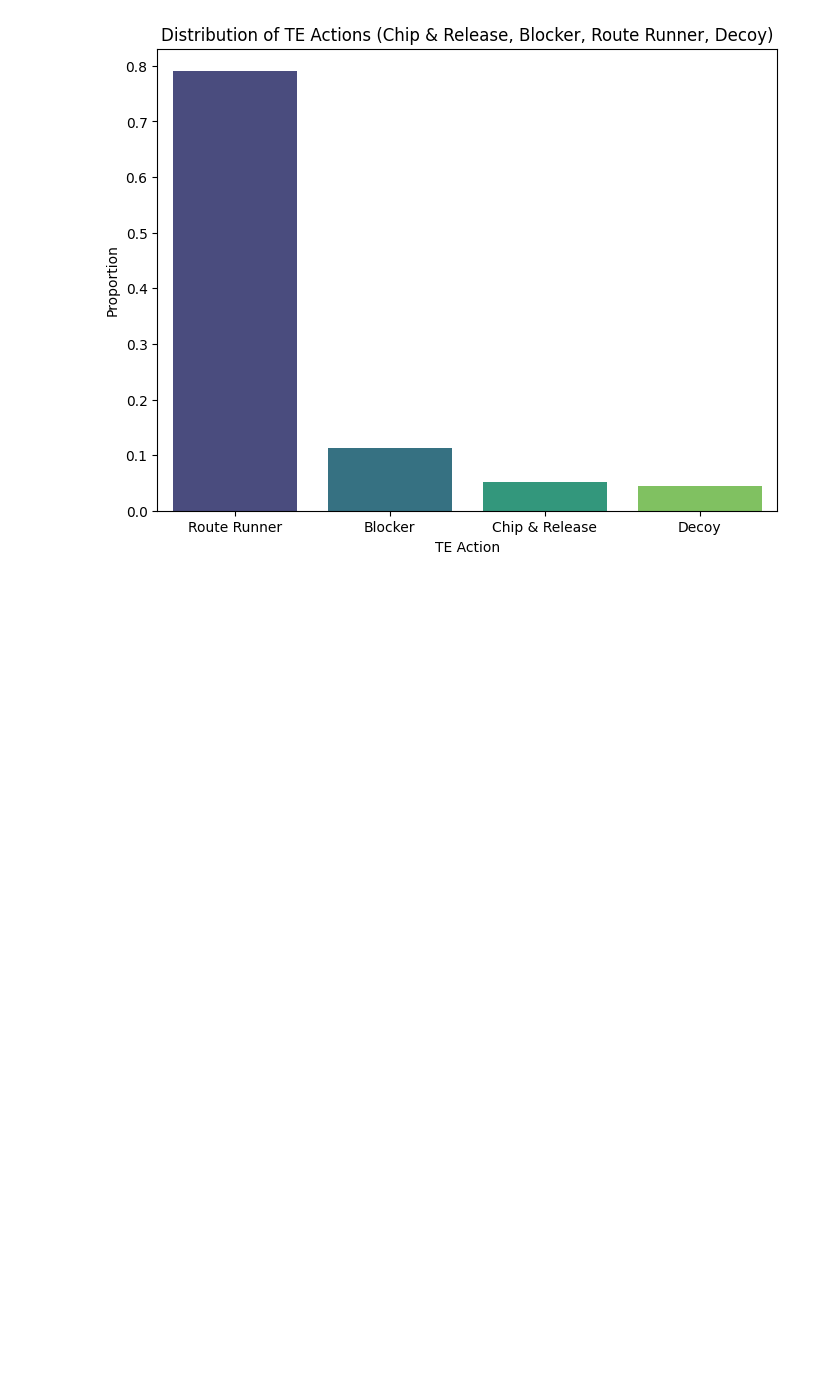
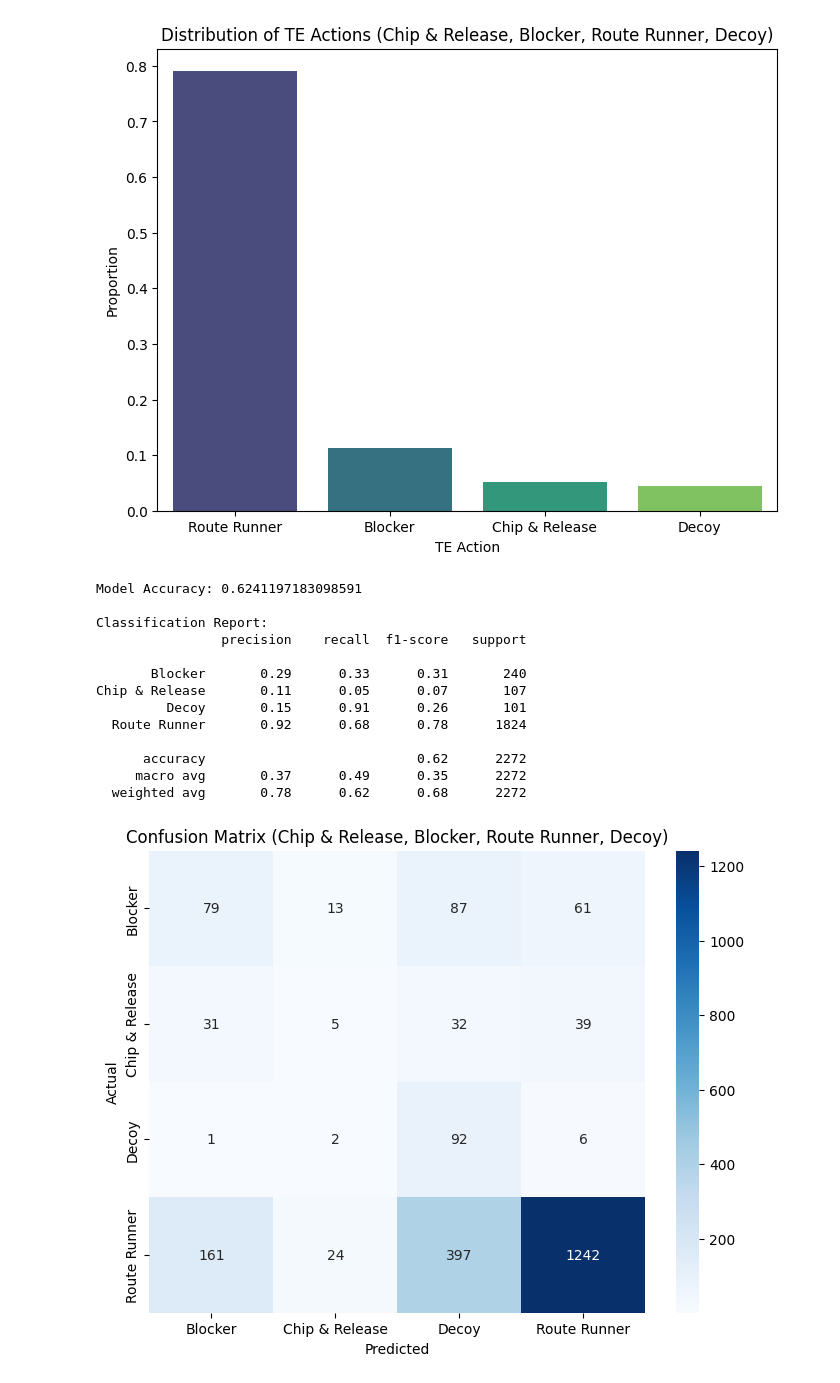
Before and after one commit to Vik7am10/NFL-Big-Data-Bowl-2025, a Jupyter notebook: main.ipynb, the cells around one changed output. Saved outputs shown, nothing was run; the diff lists cells and outputs as text; code cells hidden in the pictures; blank space fills up the shorter version.

Commit message:
Regular decision tree

```diff
--- a/main.ipynb
+++ b/main.ipynb
@@ -222,3 +222,70 @@ Passing `palette` without assigning `hue` is deprecated and will be removed in v
 
   sns.barplot(x=te_action_distribution.index, y=te_action_distribution.values, palette='viridis')
 [figure]
+# %%
+from sklearn.preprocessing import LabelEncoder
+
+# Encode the target variable `te_action` with four categories
+encoder = LabelEncoder()
+active_te_data['te_action_encoded'] = encoder.fit_transform(active_te_data['te_action'])
+
+# Define features and target
+features = ['alignment', 'offenseFormation', 'playClockAtSnap',
+            'shiftSinceLineset', 'motionSinceLineset', 'preSnapHomeScore', 'preSnapVisitorScore',
+            'down', 'yardsToGo', 'quarter','absoluteYardlineNumber']
+target = 'te_action_encoded'
+
+# Ensure categorical features are encoded
+for feature in ['alignment', 'offenseFormation', 'dropbackType']:
+    active_te_data[feature] = LabelEncoder().fit_transform(active_te_data[feature].astype(str))
+
+# Prepare feature matrix (X) and target vector (y)
+X = active_te_data[features]
+y = active_te_data[target]
+# %%
+from sklearn.model_selection import train_test_split
+from sklearn.tree import DecisionTreeClassifier, plot_tree
+from sklearn.metrics import classification_report, accuracy_score, confusion_matrix
+
+# Split data into training and testing sets
+X_train, X_test, y_train, y_test = train_test_split(X, y, test_size=0.2, random_state=42)
+
+# Train a decision tree classifier
+dt_model = DecisionTreeClassifier(class_weight='balanced', max_depth=5, min_samples_leaf=10, random_state=42)
+dt_model.fit(X_train, y_train)
+
+# Evaluate the model
+y_pred = dt_model.predict(X_test)
+
+# Retrieve unique classes from the encoder that match the test data
+unique_classes = list(sorted(set(y_test)))
+target_names = [encoder.classes_[cls] for cls in unique_classes]
+
+# Print Model Accuracy and Classification Report
+print("\nModel Accuracy:", accuracy_score(y_test, y_pred))
+print("\nClassification Report:")
+print(classification_report(y_test, y_pred, target_names=target_names))
+
+# Confusion Matrix
+cm = confusion_matrix(y_test, y_pred, labels=unique_classes)
+plt.figure(figsize=(8, 6))
+sns.heatmap(cm, annot=True, fmt='d', cmap='Blues', xticklabels=target_names, yticklabels=target_names)
+plt.title('Confusion Matrix (Chip & Release, Blocker, Route Runner, Decoy)')
+plt.xlabel('Predicted')
+plt.ylabel('Actual')
+plt.show()
+# %% [output]
+Model Accuracy: 0.6241197183098591
+
+Classification Report:
+                precision    recall  f1-score   support
+
+       Blocker       0.29      0.33      0.31       240
+Chip & Release       0.11      0.05      0.07       107
+         Decoy       0.15      0.91      0.26       101
+  Route Runner       0.92      0.68      0.78      1824
+
+      accuracy                           0.62      2272
+     macro avg       0.37      0.49      0.35      2272
+  weighted avg       0.78      0.62      0.68      2272
+[figure, added]
```
Also changed, not shown: parts of 1 cell of this notebook, 1 other file.
